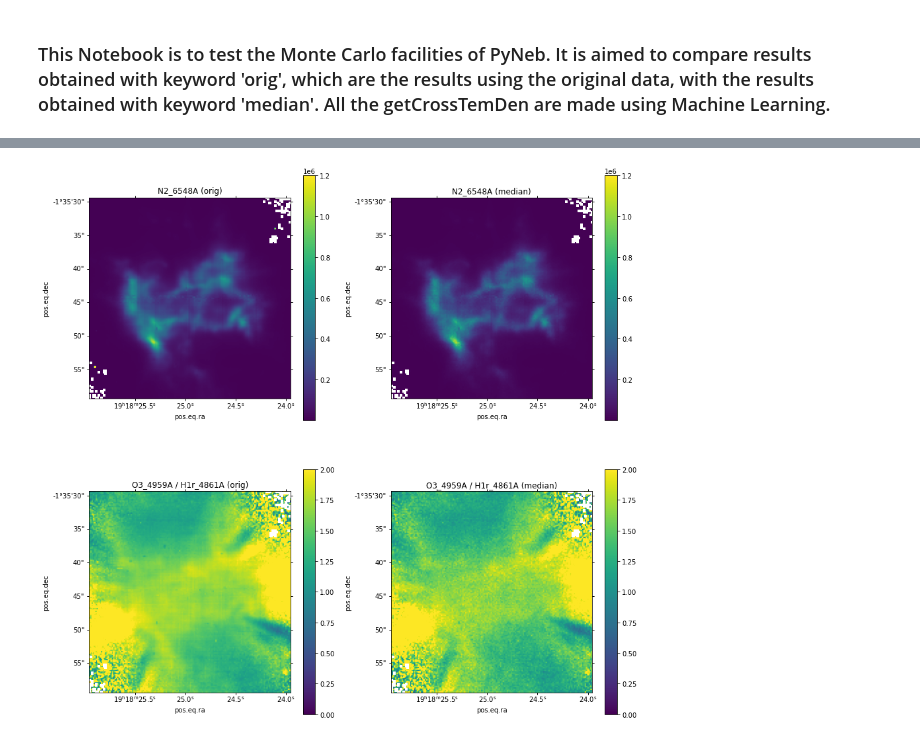
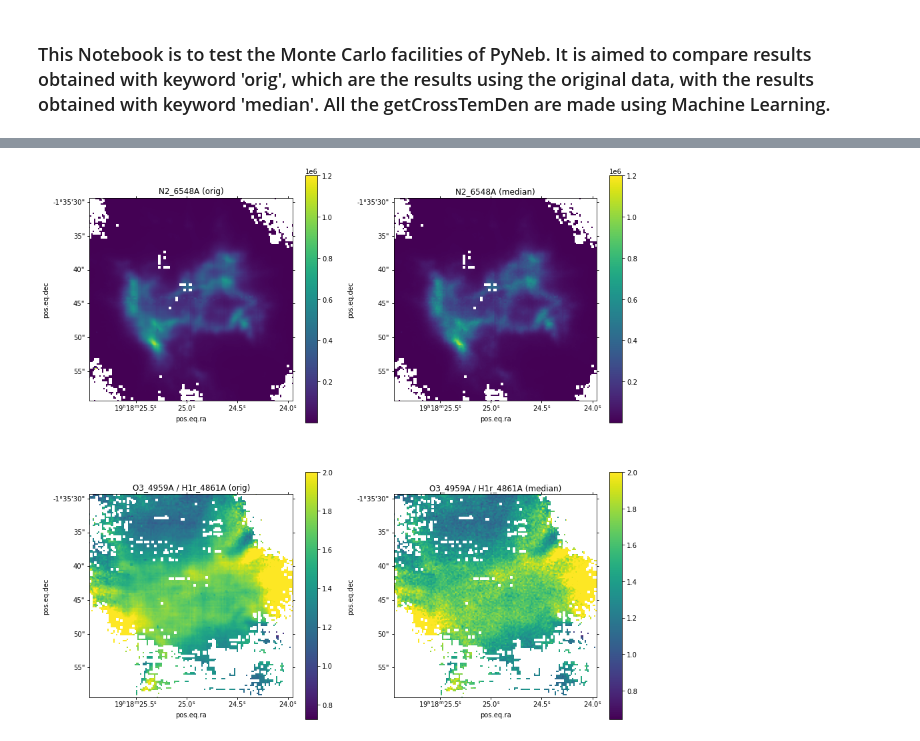
Before and after one commit to Morisset/MUSE_PNe, a Jupyter notebook: pipelineMC.ipynb, the cells around one changed output, grey strips where cells are left out. Drawn from its saved outputs; the diff is of its cells as text; code cells hidden in the pictures.

```diff
--- a/pipelineMC.ipynb
+++ b/pipelineMC.ipynb
@@ -42,11 +66,11 @@ print(np.nanmedian(PL.obs.extinction.cHbeta));
 # %%
 f, ((ax1, ax2), (ax3, ax4)) = plt.subplots(2, 2, figsize=(15, 15), subplot_kw={'projection': PL.wcs})
-PL.plot(ax=ax1, label='N2_6548A', type_='orig', vmax=1.2e6)
-PL.plot(ax=ax2, label='N2_6548A', type_='median', vmax=1.2e6)
-PL.plot(ax=ax3, label=('O3_4959A', 'H1r_4861A'), type_='orig', vmax=2)
-PL.plot(ax=ax4, label=('O3_4959A', 'H1r_4861A'), type_='median', vmax=2)
+PL.plot(ax=ax1, label='N2_6548A', type_='orig', vmax=1.2e6, SN_cut=4.)
+PL.plot(ax=ax2, label='N2_6548A', type_='median', vmax=1.2e6, SN_cut=4.)
+PL.plot(ax=ax3, label=('O3_4959A', 'H1r_4861A'), type_='orig', vmax=2, SN_cut=(4., 4.))
+PL.plot(ax=ax4, label=('O3_4959A', 'H1r_4861A'), type_='median', vmax=2, SN_cut=(4., 4.))
 # %% [output]
-[figure, old version]
+[figure, new version]
 # %%
 pn.log_.level=2
 PL.make_diags()
```
Also changed, not shown: parts of 9 cells of this notebook, 2 other files.
